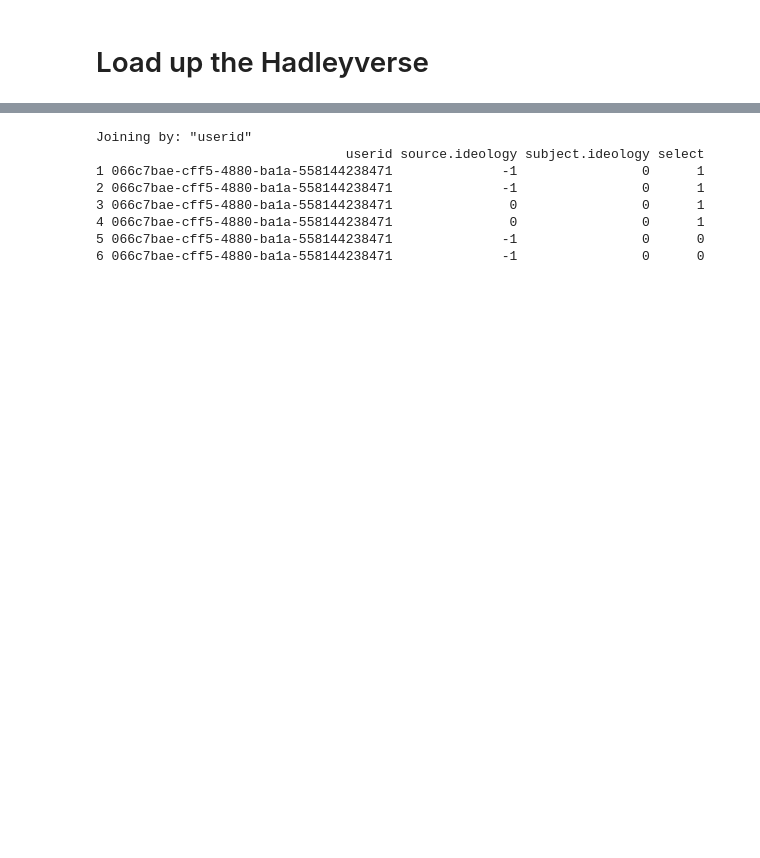
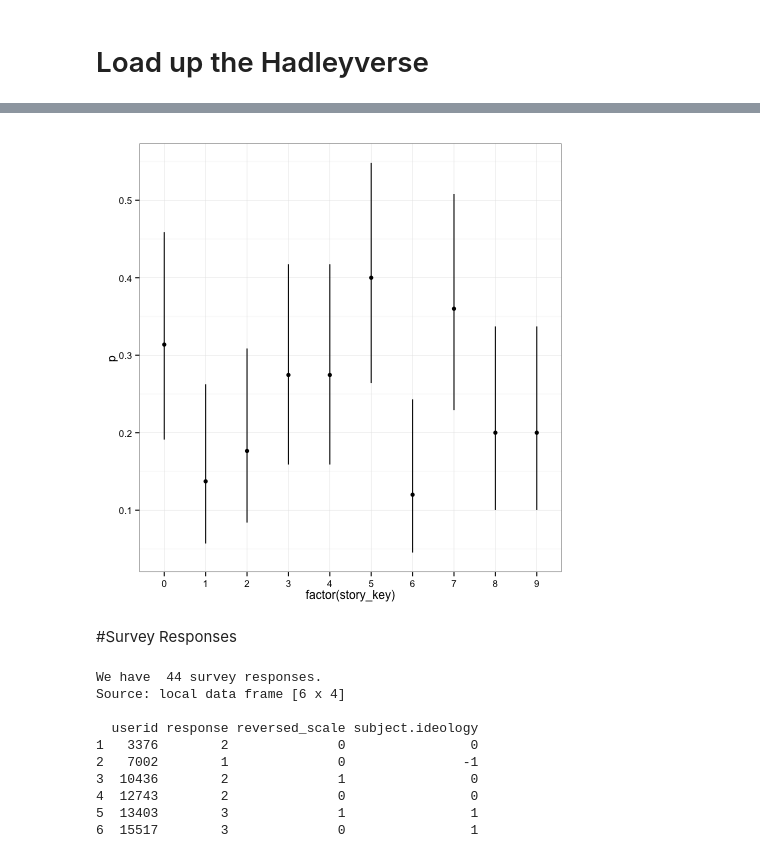
Before and after one commit to eytan/www-15-tutorial, a Jupyter notebook: 4-analyzing-experiments.ipynb, the cells around one changed output, grey strips where cells are left out. Saved outputs shown, nothing was run; the diff lists cells and outputs as text; code cells hidden in the pictures; blank space fills up the shorter version.

Commit message:
WIP on the analyzing experiments slides

```diff
--- a/4-analyzing-experiments.ipynb
+++ b/4-analyzing-experiments.ipynb
@@ -23,0 +55,12 @@ The data created by the experiment was logged in two places. Let's load them and
+# %%
+%%R
+Sum <- read.csv('data/summary_log.csv', stringsAsFactors = FALSE) %>%
+    group_by(userid, story_key) %>%
+    arrange(time) %>%
+    summarise(summary = first(summary)) %>%
+    ungroup
+
+cat('We have', nrow(Sum), 'summaries.', '\n')
+cat('We have', with(Sum, length(unique(userid))), 'subjects who wrote summaries.', '\n')
+cat(with(Sum, round(mean(summary), 2)), 'stories were summarized.', '\n\n')
+head(Sum)
@@ -24,26 +81,39 @@ The data created by the experiment was logged in two places. Let's load them and
+# %%
+%%R
+Sum %>%
+  group_by(story_key) %>%
+  summarise(k = sum(summary), n = n(),
+            p = mean(summary),
+            lcl = binom.test(k, n)$conf.int[1],
+            ucl = binom.test(k, n)$conf.int[2]) %>%
+  ggplot(aes(x = factor(story_key), y = p, ymin = lcl, ymax = ucl)) +
+  geom_pointrange() +
+  theme_bw()
+# %% [output]
+[figure, added]
+# %% [markdown]
+#Survey Responses
 # %%
 %%R
-src2ideology <- c('foxnews'=1,'msnbc'=-1,'cnn'=0)
-
-Exp <- read.csv('webapp/experiment_data.csv', stringsAsFactors = FALSE) %>%
-  mutate(select = as.numeric(summary != ''),
-         source.ideology = src2ideology[source])
-
-Survey <- read.csv('webapp/survey_data.csv', stringsAsFactors = FALSE) %>%
+Survey <- read.csv('data/survey_log.csv', stringsAsFactors = FALSE) %>%
   filter(!is.na(response)) %>%
   group_by(userid) %>%
+  arrange(time) %>%
   summarise(response = first(response), reversed_scale = first(reversed_scale)) %>%
-  mutate(subject.ideology = response - 3)
+  # The scale is [0, 4], let's convert it to [-2, 2]
+  mutate(subject.ideology = response - 2) %>%
+  ungroup
 
-Results <- Exp %>% inner_join(Survey)
-
-head(Results %>% select(userid, source.ideology, subject.ideology, select))
+cat('We have ', nrow(Survey), 'survey responses.', '\n')
+head(Survey)
 # %% [output]
-Joining by: "userid"
-                                userid source.ideology subject.ideology select
-1 066c7bae-cff5-4880-ba1a-558144238471              -1                0      1
-2 066c7bae-cff5-4880-ba1a-558144238471              -1                0      1
-3 066c7bae-cff5-4880-ba1a-558144238471               0                0      1
-4 066c7bae-cff5-4880-ba1a-558144238471               0                0      1
-5 066c7bae-cff5-4880-ba1a-558144238471              -1                0      0
-6 066c7bae-cff5-4880-ba1a-558144238471              -1                0      0
+We have  44 survey responses.
+Source: local data frame [6 x 4]
+
+  userid response reversed_scale subject.ideology
+1   3376        2              0                0
+2   7002        1              0               -1
+3  10436        2              1                0
+4  12743        2              0                0
+5  13403        3              1                1
+6  15517        3              0                1
```
Also changed, not shown: parts of 18 cells of this notebook, 2 other files.
